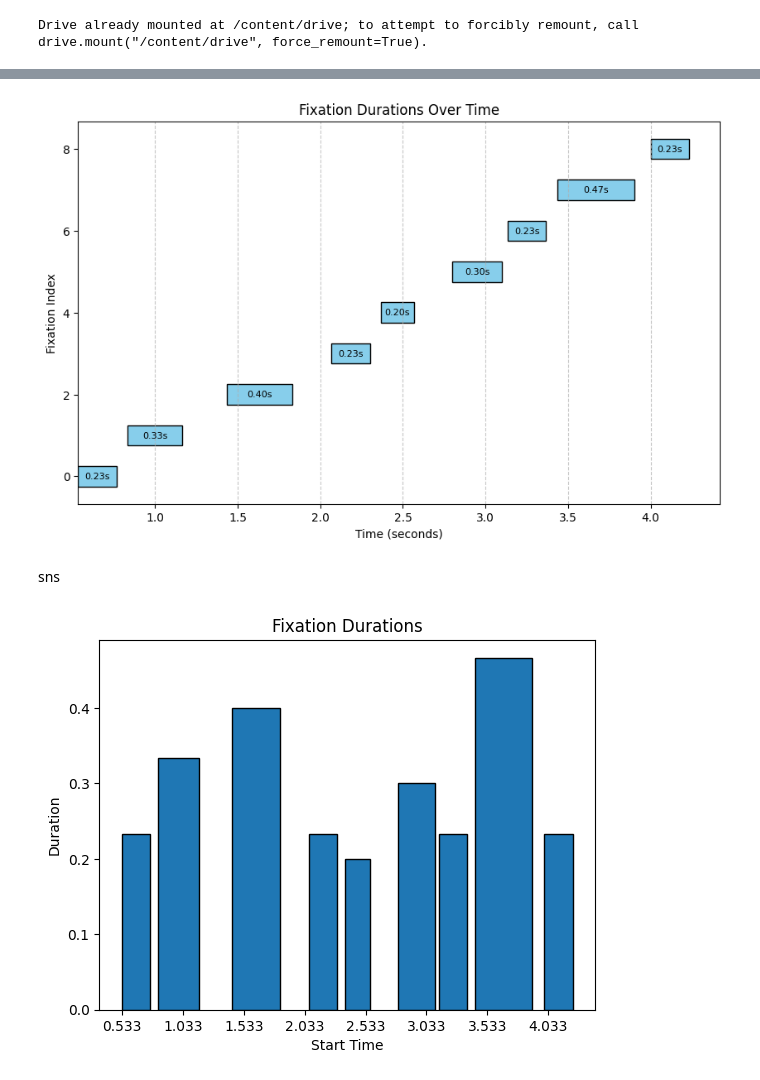
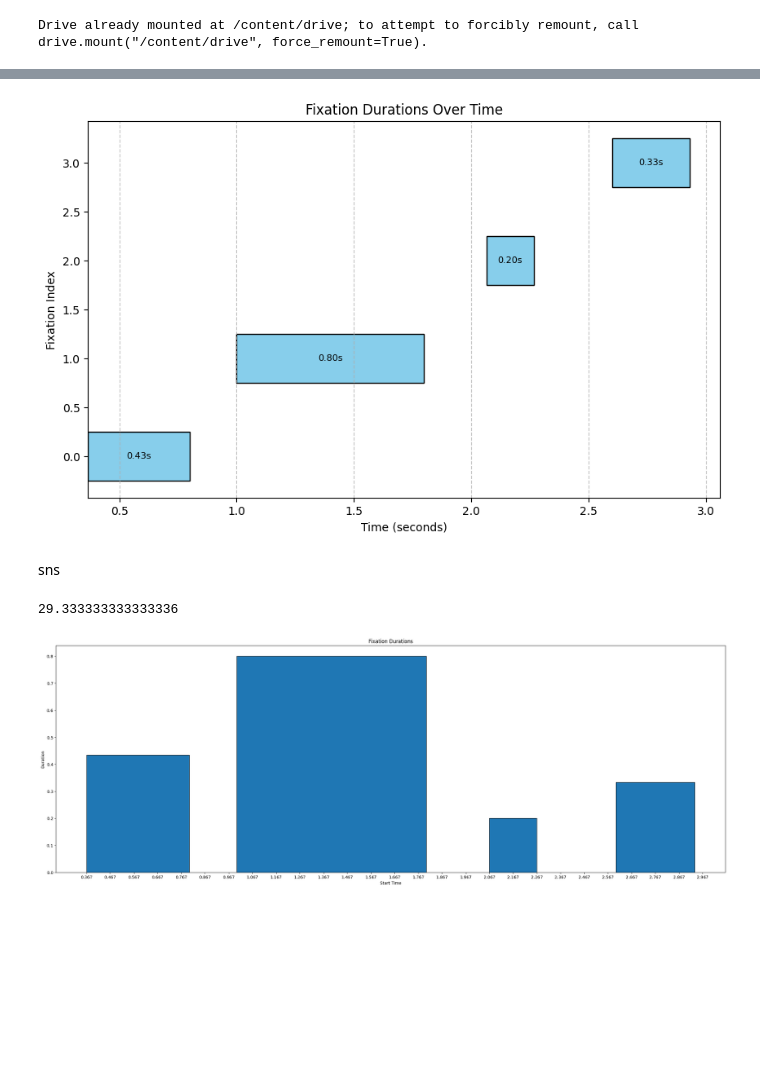
Before and after one commit to jb2467/SMRG_Video, a Jupyter notebook: SMRG.ipynb, the cells around one changed output, grey strips where cells are left out. Saved outputs shown, nothing was run; the diff lists cells and outputs as text; code cells hidden in the pictures; blank space fills up the shorter version.

```diff
--- a/SMRG.ipynb
+++ b/SMRG.ipynb
@@ -41,7 +46,7 @@ print(videos)
 # %%
 #20ms between fixations
 
-def analyze_eye_tracking_video(video_file, movement_threshold=5, min_fixation_duration=0.200, grace_period_frames=10):
+def analyze_eye_tracking_video(video_file, movement_threshold=5, min_fixation_duration=0.20, grace_period_frames=10):
     cap = cv2.VideoCapture(video_file)
     gaze_data = []
     prev_x, prev_y = None, None  # Track previous gaze point
@@ -79,7 +84,7 @@ def analyze_eye_tracking_video(video_file, movement_threshold=5, min_fixation_du
 
                     if distance_moved > movement_threshold:
                         fixation_duration = current_time_raw - start_time
-                        if fixation_duration >= min_fixation_duration:
+                        if fixation_duration >= min_fixation_duration - 1e-6:
                             end_time = start_time + fixation_duration
                             gaze_data.append([start_time, prev_x, prev_y, r, fixation_duration, end_time])
 
@@ -94,11 +99,17 @@ def analyze_eye_tracking_video(video_file, movement_threshold=5, min_fixation_du
             grace_period_counter += 1
             if grace_period_counter > grace_period_frames and prev_x is not None:
                 fixation_duration = current_time_raw - start_time
-                if fixation_duration >= min_fixation_duration:
+                if fixation_duration >= min_fixation_duration - 1e-6:
                     end_time = start_time + fixation_duration
                     gaze_data.append([start_time, prev_x, prev_y, 0, fixation_duration, end_time])
 
                 prev_x, prev_y = None, None  # Reset when fixation ends
+
+    if prev_x is not None:
+        fixation_duration = current_time_raw - start_time
+        if fixation_duration >= min_fixation_duration - 1e-6:
+          end_time = start_time + fixation_duration
+          gaze_data.append([start_time, prev_x, prev_y, 0, fixation_duration, end_time])
 
     cap.release()
 
@@ -125,7 +136,7 @@ def display_fixations_on_video(video_file, gaze_df):
     real_frame = frame.copy()
 
     for index, row in gaze_df.iterrows():
-        x, y, r = int(row['gaze_x']), int(row['gaze_y']), int(row['radius'])
+        x, y, r = int(row['gaze_x']), int(row['gaze_y']), 10
         cv2.circle(real_frame, (x, y), r, (0, 255, 0), 2)
         cv2.putText(real_frame, str(index), (x - r - 5, y - r - 5), cv2.FONT_HERSHEY_SIMPLEX,
                     0.5, (255, 0, 0), 1, cv2.LINE_AA)
@@ -133,7 +144,7 @@ def display_fixations_on_video(video_file, gaze_df):
 
     cap.release()
 # Example usage
-video_file = '/content/drive/MyDrive/SMRG/DFM 1/Participant15/P3/P 3 - Resp P 15 (1).mp4'
+video_file = '/content/drive/MyDrive/SMRG/DFM 1/Participant15/P2/P 2 - Resp P 15 -.mp4'
 print(video_file)
 gaze_df, raw_df = analyze_eye_tracking_video(video_file)
 
@@ -141,7 +152,7 @@ if gaze_df is not None:
     print(gaze_df.tail(20))
     print(gaze_df.shape)
     print(f"Total gaze points detected: {raw_df.shape[0]}")
-    print(raw_df.head(20))
+    print(raw_df.tail(20))
     display_fixations_on_video(video_file, gaze_df)
 else:
     print("No valid gaze data to display.")
@@ -220,27 +233,28 @@ if gaze_df is not None and not gaze_df.empty:
 else:
     print("No valid fixation data to plot.")
 # %% [output]
-[figure, old version]
+[figure, new version]
 # %% [markdown]
 sns
 # %%
 import matplotlib.pyplot as plt
 import numpy as np
 
-
-fig, ax = plt.subplots()
+end_time = max(gaze_df['end_time'])
+print(end_time/.1)
+fig, ax = plt.subplots(figsize=(end_time/.1, 10))
 
 start_times = gaze_df['start_time']
 durations = gaze_df['duration']
 
 ax.bar(start_times, durations, width=durations, align='edge', edgecolor='black')
 
 ax.set_xlabel('Start Time')
 ax.set_ylabel('Duration')
 ax.set_title('Fixation Durations')
 
-ax.set_xticks(np.arange(min(start_times), max(start_times) + 0.5, 0.5))
-
+ax.set_xticks(np.arange(min(start_times), end_time +.1, 0.1))
 plt.show()
 # %% [output]
+29.333333333333336
-[figure, old version]
+[figure, new version]
```
Also changed, not shown: parts of 13 cells of this notebook.
